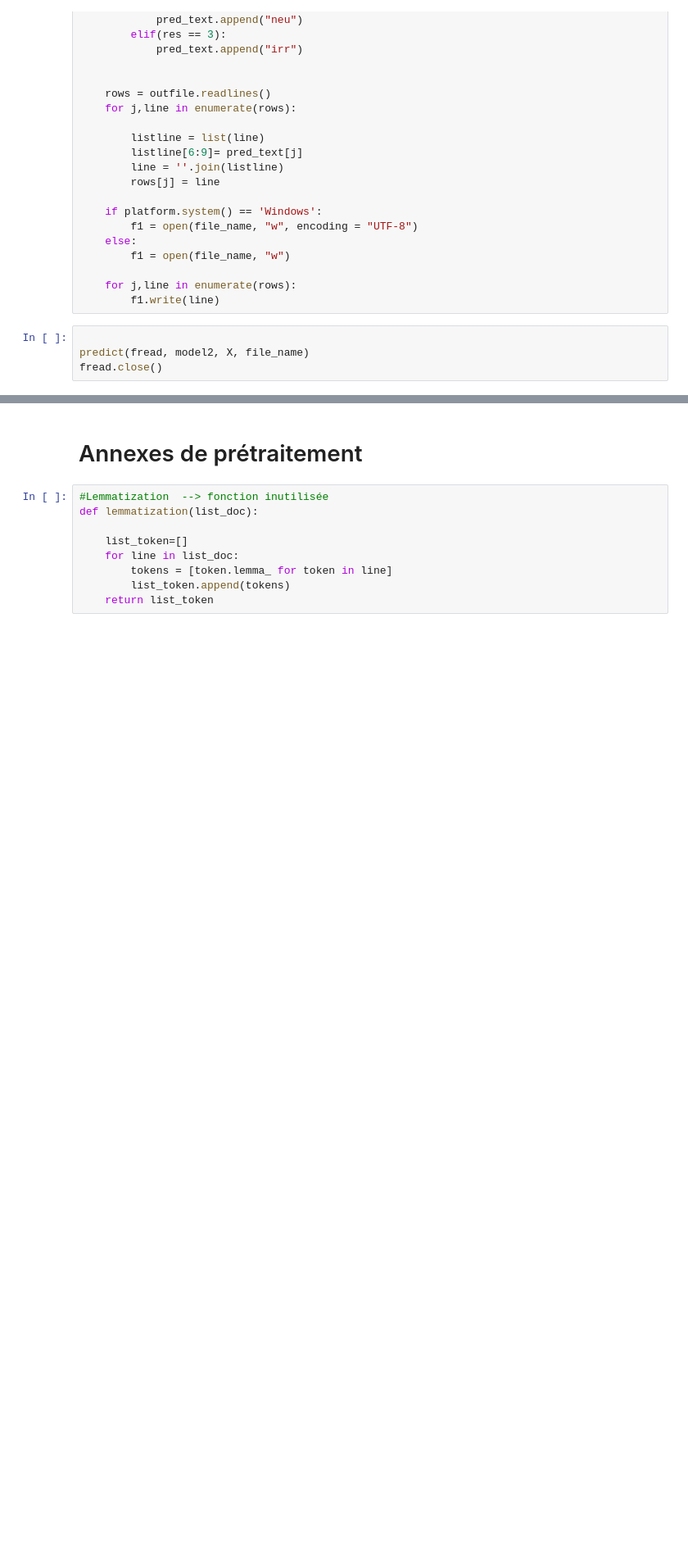
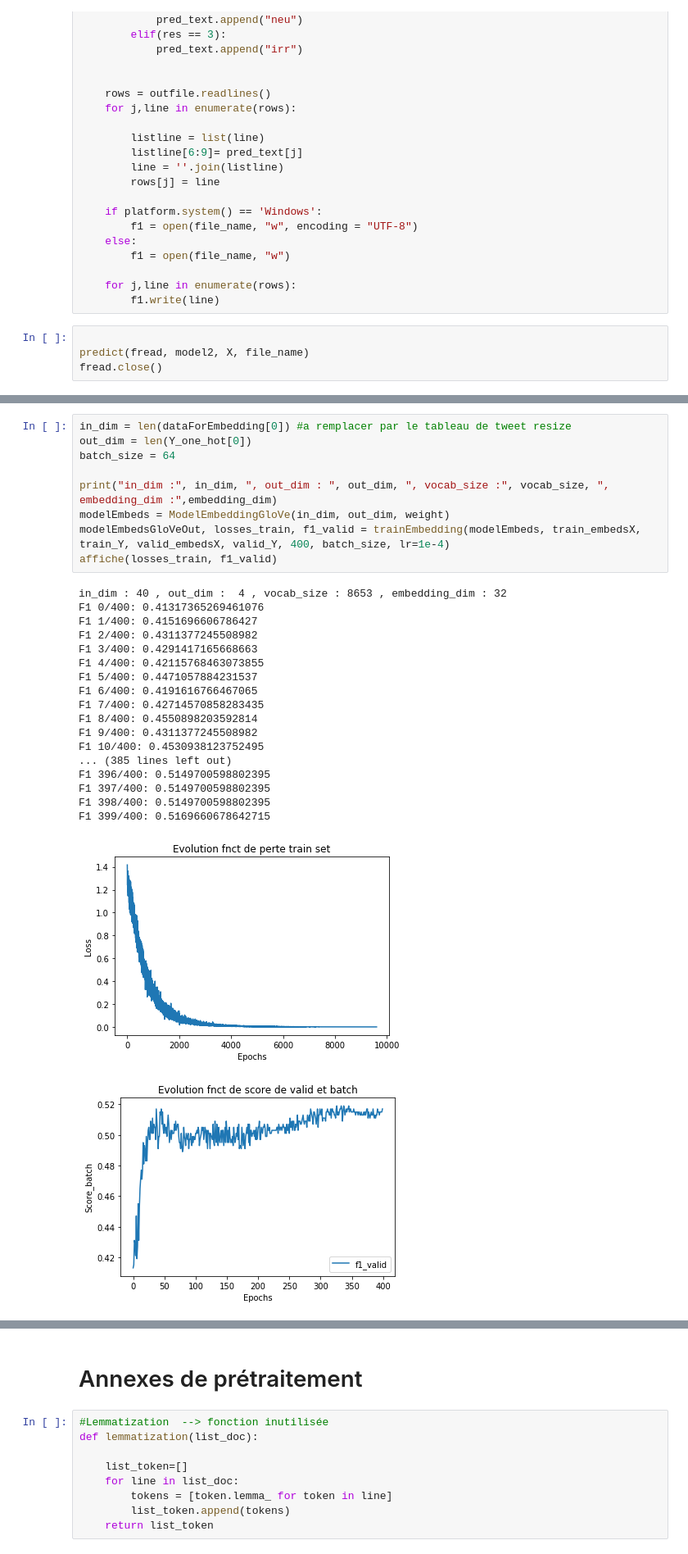
Before and after one commit to RoibLS/Projet_NLP, a Jupyter notebook: Tokenizer spacy etc.ipynb, the cells around one changed output, grey strips where cells are left out. Shown at 82% size. Cells and saved outputs as stored; diff of their text form; blank space fills up the shorter version.

```diff
--- a/Tokenizer spacy etc.ipynb
+++ b/Tokenizer spacy etc.ipynb
@@ -543,0 +790,29 @@ fread.close()
+# %%
+in_dim = len(dataForEmbedding[0]) #a remplacer par le tableau de tweet resize
+out_dim = len(Y_one_hot[0])
+batch_size = 64
+
+print("in_dim :", in_dim, ", out_dim : ", out_dim, ", vocab_size :", vocab_size, ", embedding_dim :",embedding_dim)
+modelEmbeds = ModelEmbeddingGloVe(in_dim, out_dim, weight)
+modelEmbedsGloVeOut, losses_train, f1_valid = trainEmbedding(modelEmbeds, train_embedsX, train_Y, valid_embedsX, valid_Y, 400, batch_size, lr=1e-4)
+affiche(losses_train, f1_valid)
+# %% [output]
+in_dim : 40 , out_dim :  4 , vocab_size : 8653 , embedding_dim : 32
+F1 0/400: 0.41317365269461076
+F1 1/400: 0.4151696606786427
+F1 2/400: 0.4311377245508982
+F1 3/400: 0.4291417165668663
+F1 4/400: 0.42115768463073855
+F1 5/400: 0.4471057884231537
+F1 6/400: 0.4191616766467065
+F1 7/400: 0.42714570858283435
+F1 8/400: 0.4550898203592814
+F1 9/400: 0.4311377245508982
+F1 10/400: 0.4530938123752495
+... (385 lines left out)
+F1 396/400: 0.5149700598802395
+F1 397/400: 0.5149700598802395
+F1 398/400: 0.5149700598802395
+F1 399/400: 0.5169660678642715
+[figure, added]
+[figure, added]
```
Also changed, not shown: parts of 14 cells of this notebook.
